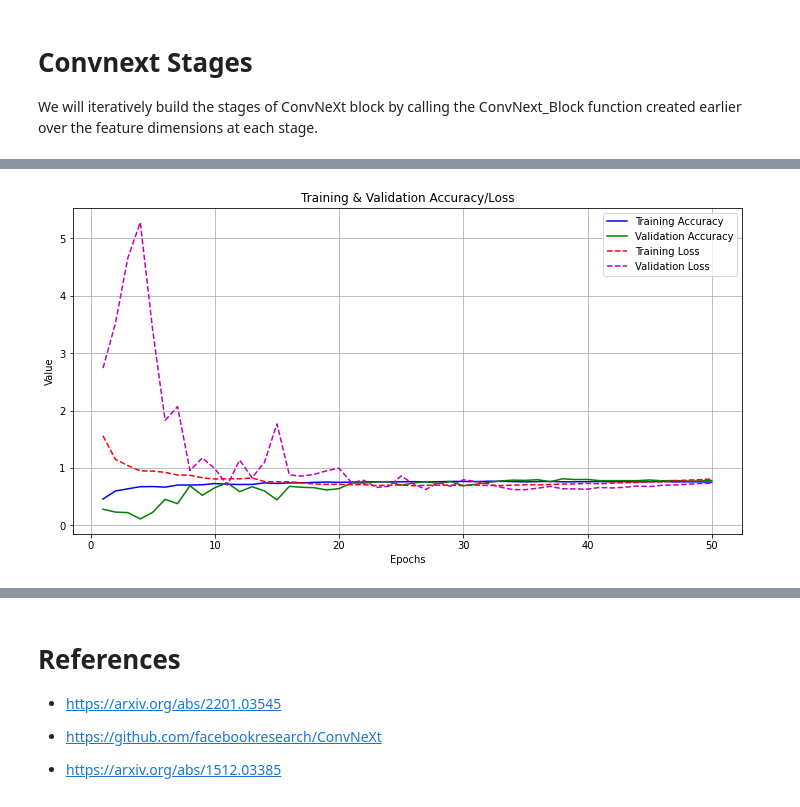
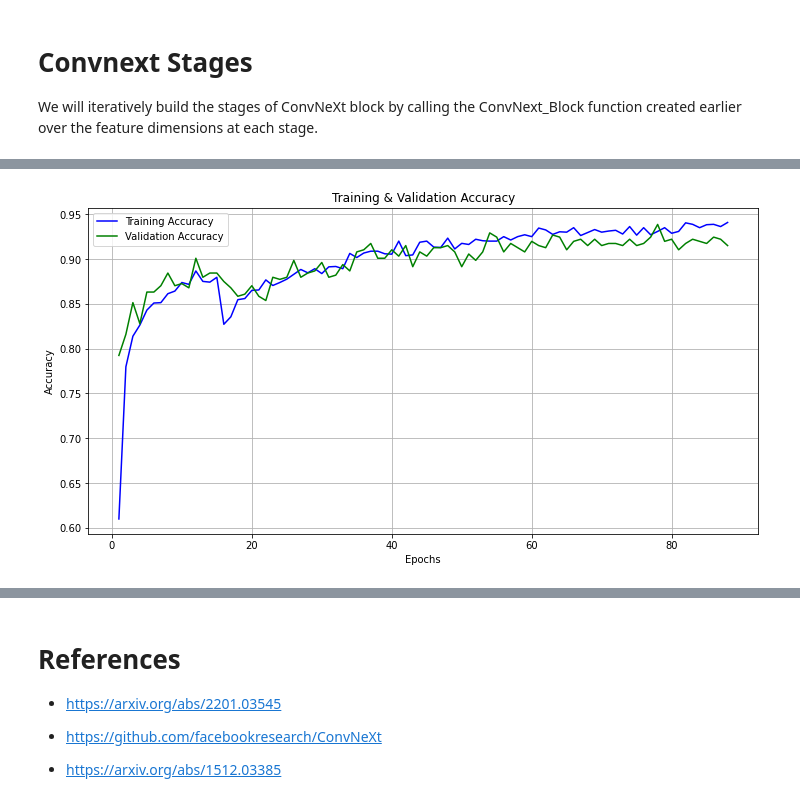
Before and after one commit to Pronoy-Deb/Research_Works, a Jupyter notebook: convnext-model.ipynb, the cells around one changed output, grey strips where cells are left out. Saved outputs shown, nothing was run; the diff lists cells and outputs as text; code cells hidden in the pictures.

```diff
--- a/convnext-model.ipynb
+++ b/convnext-model.ipynb
@@ -20,13 +35,6 @@ import tensorflow_addons as tfa
 # %% [markdown]
 # <span style="color:coral">Loading Data</span>
 # %%
-import os
-import numpy as np
-from PIL import Image
-from sklearn.preprocessing import LabelEncoder
-import tensorflow as tf
-from tensorflow.keras.preprocessing.image import ImageDataGenerator
-
 # Path to dataset
 data_path = "/kaggle/input/severity-based-rice-disease-final/severity-based-rice-disease-final"
 
@@ -34,7 +42,7 @@ def safe_label(name: str):
     """Convert folder name into safe label"""
     return name.strip().replace(" ", "_").replace("-", "_")
 
-def load_leaf_disease_dataset(dataset_path, img_size=(128, 128)):
+def load_leaf_disease_dataset(dataset_path, img_size=(224, 224)):
     def load_subset(subset):
         images = []
         labels = []
@@ -104,25 +112,25 @@ test_dir = data_path + "/test"
 
 train_generator = datagen.flow_from_directory(
     train_dir,
-    target_size=(128, 128),
+    target_size=(224, 224),
     batch_size=32,
-    class_mode='sparse',
+    class_mode='categorical',
     color_mode='rgb'
 )
 
 val_generator = datagen.flow_from_directory(
     val_dir,
-    target_size=(128, 128),
+    target_size=(224, 224),
     batch_size=32,
-    class_mode='sparse',
+    class_mode='categorical',
     color_mode='rgb'
 )
 
 test_data = datagen.flow_from_directory(
     test_dir,
-    target_size=(128, 128),
+    target_size=(224, 224),
     batch_size=32,
-    class_mode='sparse',
+    class_mode='categorical',
     color_mode='rgb',
     shuffle=False
 )
@@ -509,29 +488,19 @@ Epoch 00050: early stopping
 # %%
-import matplotlib.pyplot as plt
+# Merge histories from both training phases
+acc = history1.history['accuracy'] + history2.history['accuracy']
+val_acc = history1.history['val_accuracy'] + history2.history['val_accuracy']
 
-# Extract history
-acc = history.history['accuracy']
-val_acc = history.history['val_accuracy']
-loss = history.history['loss']
-val_loss = history.history['val_loss']
 epochs = range(1, len(acc) + 1)
 
 plt.figure(figsize=(12, 6))
-
-# Plot accuracy
 plt.plot(epochs, acc, 'b-', label='Training Accuracy')
 plt.plot(epochs, val_acc, 'g-', label='Validation Accuracy')
-
-# Plot loss
-plt.plot(epochs, loss, 'r--', label='Training Loss')
-plt.plot(epochs, val_loss, 'm--', label='Validation Loss')
-
-plt.title('Training & Validation Accuracy/Loss')
+plt.title('Training & Validation Accuracy')
 plt.xlabel('Epochs')
-plt.ylabel('Value')
+plt.ylabel('Accuracy')
 plt.legend()
 plt.grid(True)
 plt.show()
 # %% [output]
-[figure, old version]
+[figure, new version]
 # %%
```
Also changed, not shown: parts of 19 cells of this notebook.
